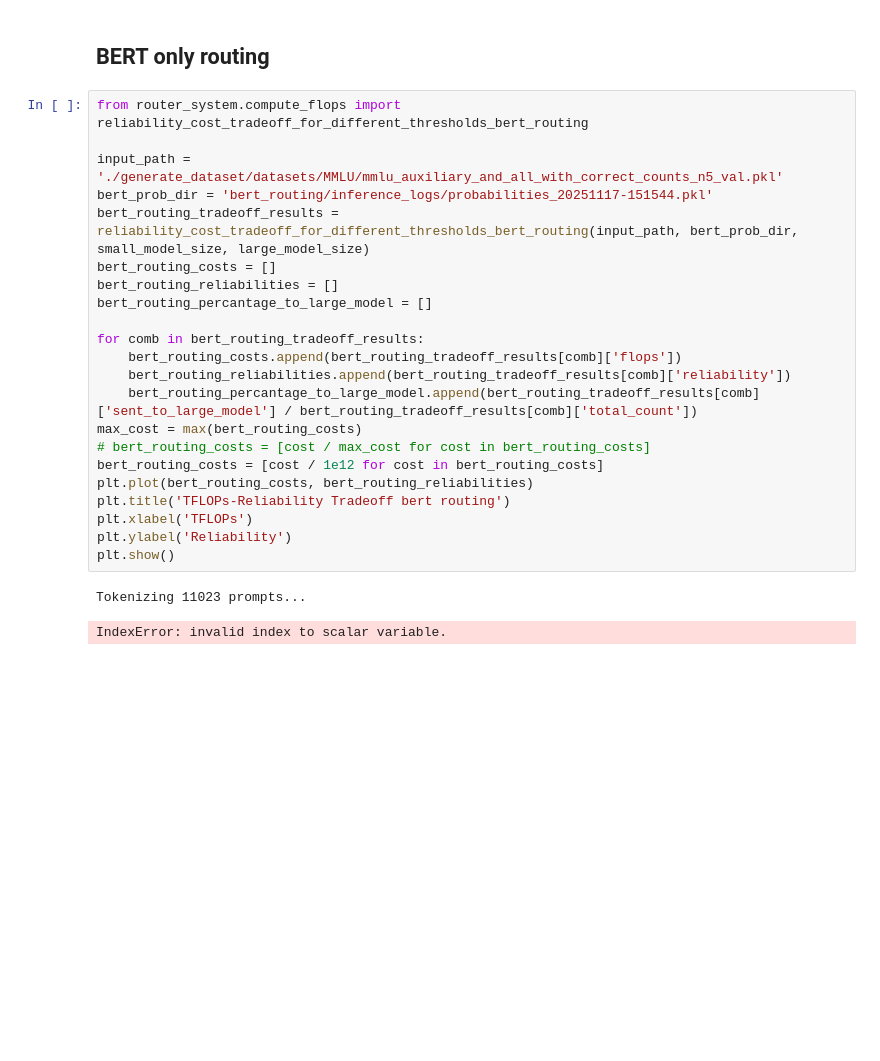
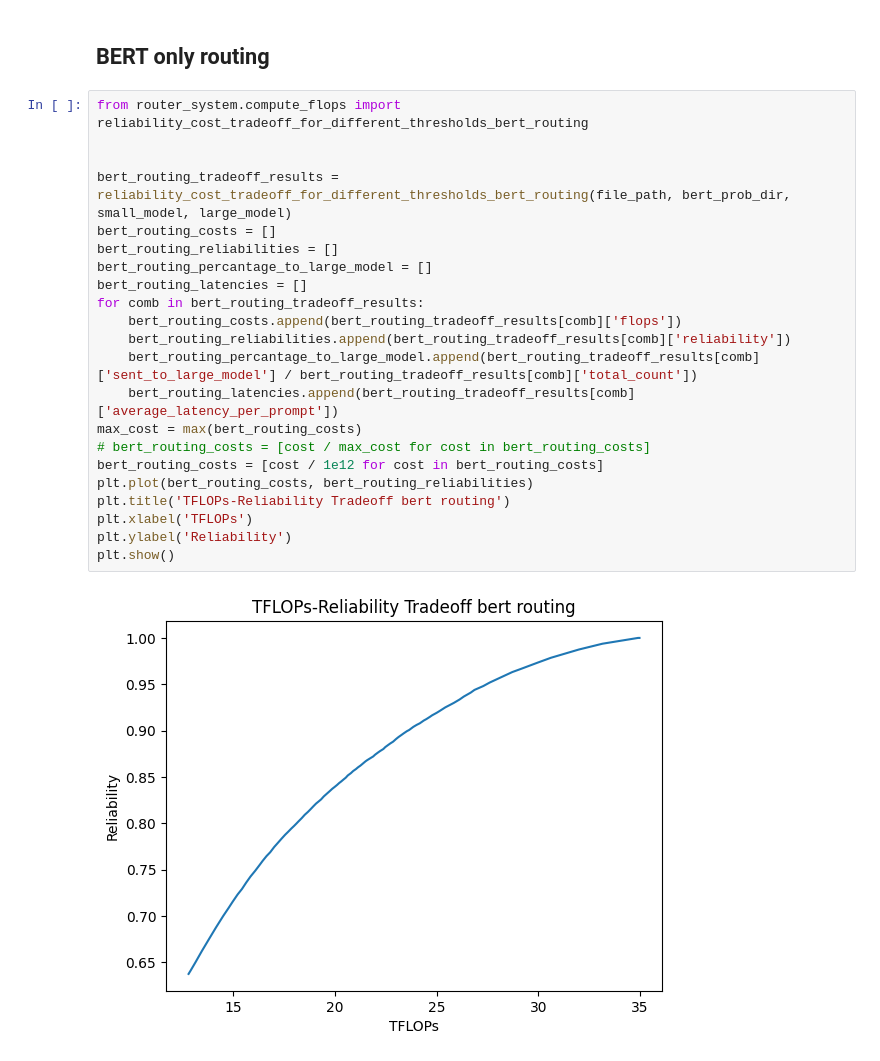
Before and after one commit to hhosseini1377/LLM_routing, a Jupyter notebook: notebooks/trade_off.ipynb, the cells around one changed output. Saved outputs shown, nothing was run; the diff lists cells and outputs as text; blank space fills up the shorter version.

```diff
--- a/notebooks/trade_off.ipynb
+++ b/notebooks/trade_off.ipynb
@@ -66,25 +112,24 @@ plt.show()
 # %%
 from router_system.compute_flops import reliability_cost_tradeoff_for_different_thresholds_bert_routing
 
-input_path = './generate_dataset/datasets/MMLU/mmlu_auxiliary_and_all_with_correct_counts_n5_val.pkl'
-bert_prob_dir = 'bert_routing/inference_logs/probabilities_20251117-151544.pkl'
-bert_routing_tradeoff_results = reliability_cost_tradeoff_for_different_thresholds_bert_routing(input_path, bert_prob_dir, small_model_size, large_model_size)
+
+bert_routing_tradeoff_results = reliability_cost_tradeoff_for_different_thresholds_bert_routing(file_path, bert_prob_dir, small_model, large_model)
 bert_routing_costs = []
 bert_routing_reliabilities = []
 bert_routing_percantage_to_large_model = []
-
+bert_routing_latencies = []
 for comb in bert_routing_tradeoff_results:
     bert_routing_costs.append(bert_routing_tradeoff_results[comb]['flops'])
     bert_routing_reliabilities.append(bert_routing_tradeoff_results[comb]['reliability'])
     bert_routing_percantage_to_large_model.append(bert_routing_tradeoff_results[comb]['sent_to_large_model'] / bert_routing_tradeoff_results[comb]['total_count'])
+    bert_routing_latencies.append(bert_routing_tradeoff_results[comb]['average_latency_per_prompt'])
 max_cost = max(bert_routing_costs)
 # bert_routing_costs = [cost / max_cost for cost in bert_routing_costs]
 bert_routing_costs = [cost / 1e12 for cost in bert_routing_costs]
 plt.plot(bert_routing_costs, bert_routing_reliabilities)
 plt.title('TFLOPs-Reliability Tradeoff bert routing')
 plt.xlabel('TFLOPs')
 plt.ylabel('Reliability')
 plt.show()
 # %% [output]
-Tokenizing 11023 prompts...
-IndexError: invalid index to scalar variable.
+[figure, added]
```
Also changed, not shown: parts of 16 cells of this notebook, 22 other files.
